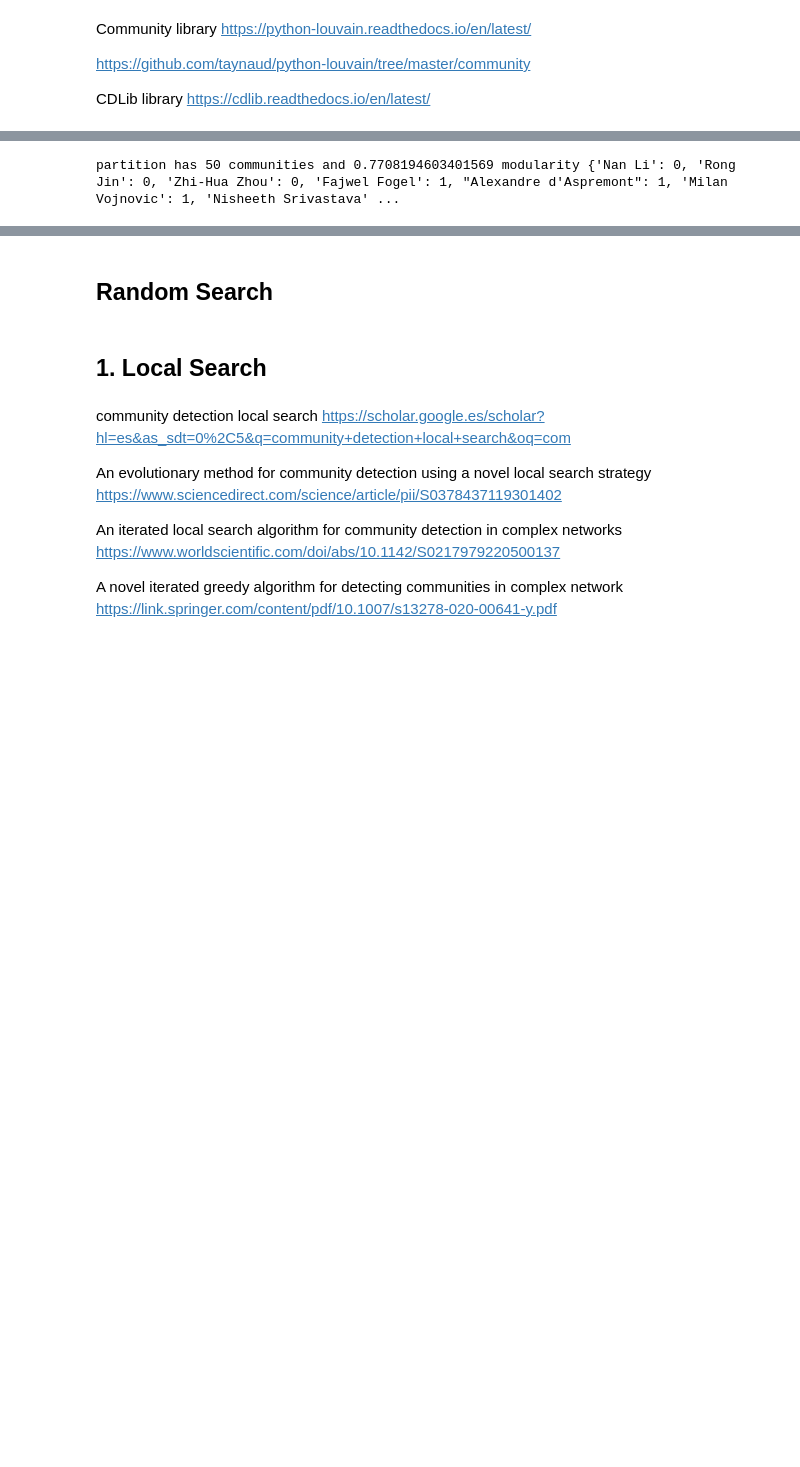
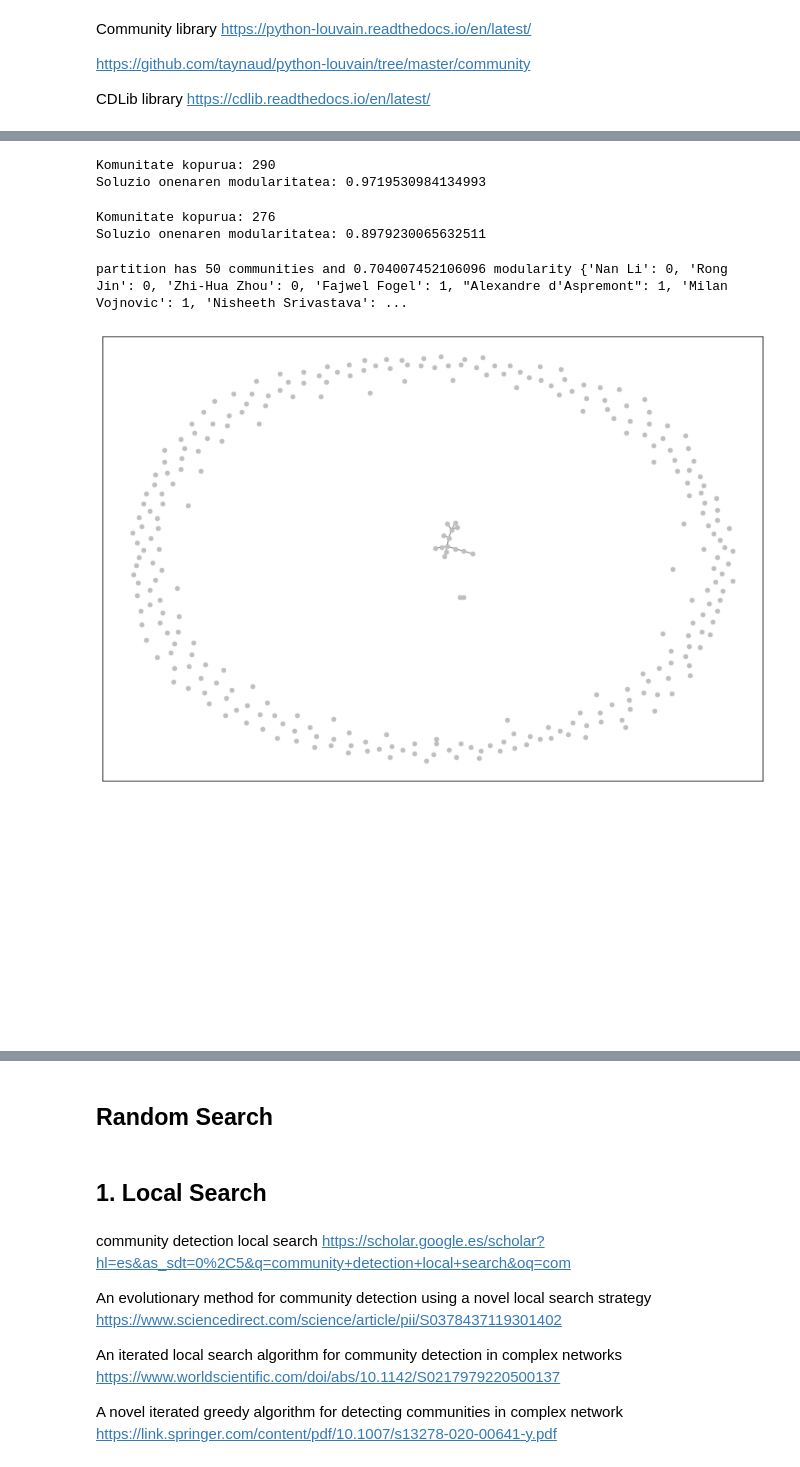
Before and after one commit to juletx/community-detection, a Jupyter notebook: CDP_2_fasea_Ikasle.ipynb, the cells around one changed output, grey strips where cells are left out. Cells and saved outputs as stored; diff of their text form; code cells hidden in the pictures; blank space fills up the shorter version.

```diff
--- a/CDP_2_fasea_Ikasle.ipynb
+++ b/CDP_2_fasea_Ikasle.ipynb
@@ -612,9 +572,29 @@ partition at level 3 has 279 communities and 0.9504991989214754 modularity {'Nan
 partition at level 4 has 276 communities and 0.9185014977111783 modularity {'Nan Li': 0, 'Rong Jin': 0, 'Zhi-Hua Zhou': 0, 'Fajwel Fogel': 1, "Alexandre d'Aspremont": 1, 'Milan Vojnovic': 1, 'Nisheeth ...
+# %%
+best_part_com = community.best_partition(G)
+print("Komunitate kopurua:", max(best_part_com.values())+1)
+print("Soluzio onenaren modularitatea:", community.modularity(best_part_com, G))
+# %% [output]
+Komunitate kopurua: 290
+Soluzio onenaren modularitatea: 0.9719530984134993
+# %%
+best_part = best_partition(G)
+print("Komunitate kopurua:", max(best_part.values())+1)
+print("Soluzio onenaren modularitatea:", modularity(G, best_part))
+# %% [output]
+Komunitate kopurua: 276
+Soluzio onenaren modularitatea: 0.8979230065632511
 # %%
-partition = best_fixed_partition(G, 50)
-count = max(partition.values())+1
-modul = modularity(G, partition)
-print("partition has", count, "communities", "and", modul, "modularity", partition)
+best_fixed_part = best_fixed_partition(G, 50)
+count = max(best_fixed_part.values())+1
+modul = modularity(G, best_fixed_part)
+print("partition has", count, "communities", "and", modul, "modularity", best_fixed_part)
 # %% [output]
-partition has 50 communities and 0.7708194603401569 modularity {'Nan Li': 0, 'Rong Jin': 0, 'Zhi-Hua Zhou': 0, 'Fajwel Fogel': 1, "Alexandre d'Aspremont": 1, 'Milan Vojnovic': 1, 'Nisheeth Srivastava' ...
+partition has 50 communities and 0.704007452106096 modularity {'Nan Li': 0, 'Rong Jin': 0, 'Zhi-Hua Zhou': 0, 'Fajwel Fogel': 1, "Alexandre d'Aspremont": 1, 'Milan Vojnovic': 1, 'Nisheeth Srivastava': ...
+# %%
+graph_com = community.induced_graph(best_part_com, G)
+bistaratu_grafoa(graph_com)
+# %% [output]
+[figure, added]
+[figure, added]
 # %%
```
Also changed, not shown: parts of 65 cells of this notebook, 6 other files.
